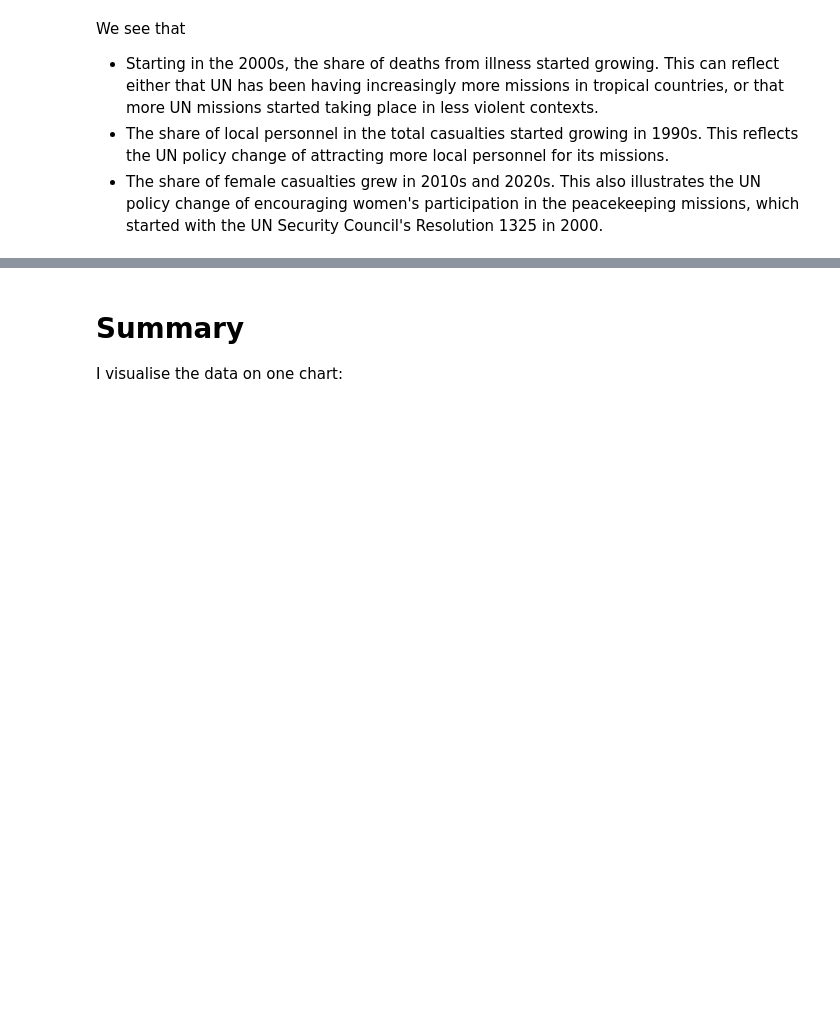
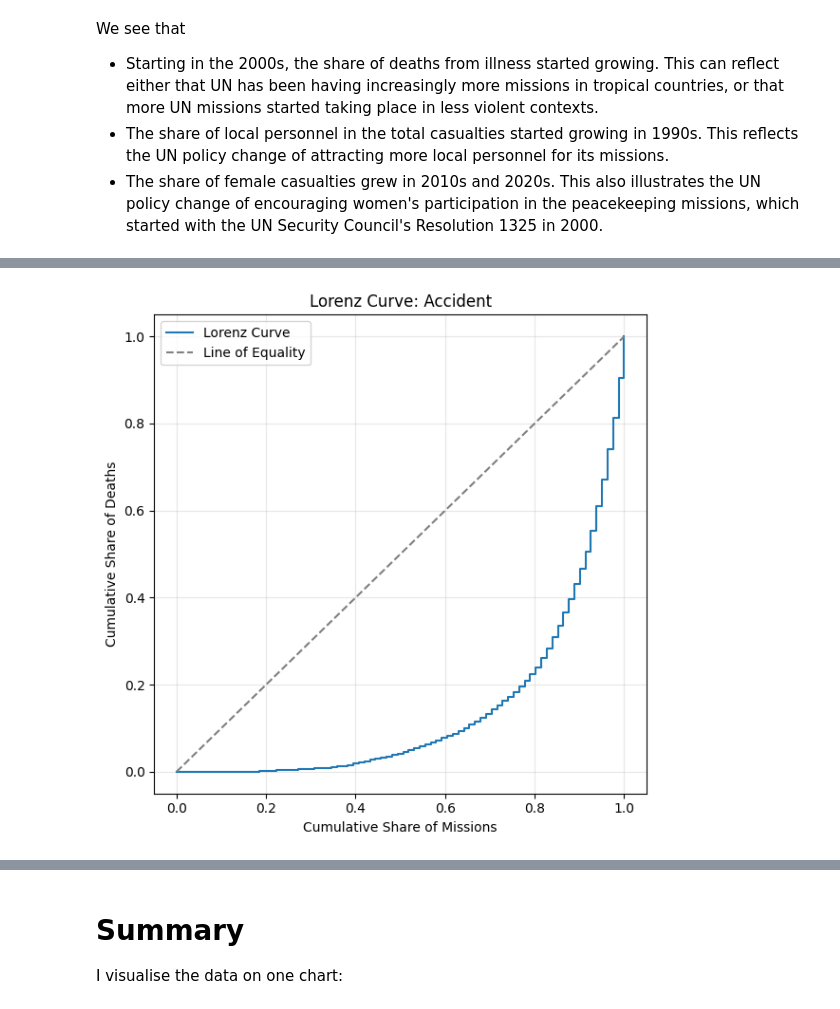
Before and after one commit to iv-div/my-jupyter-portfolio, a Jupyter notebook: peacekeeping-fatalities/data_exploration.ipynb, the cells around one changed output, grey strips where cells are left out. Cells and saved outputs as stored; diff of their text form; code cells hidden in the pictures; blank space fills up the shorter version.

```diff
--- a/peacekeeping-fatalities/data_exploration.ipynb
+++ b/peacekeeping-fatalities/data_exploration.ipynb
@@ -503,0 +595,90 @@ Illnesses are the leading cause of deaths in the UN peacekeeping missions.
+# %%
+import pandas as pd
+import numpy as np
+import itertools
+import matplotlib.pyplot as plt
+
+def calculate_gini_by_incident():
+    # Step 1: Load data
+    url = 'https://drive.google.com/uc?export=download&id=1YTJ2V4vfMRSBIkoGl17EUlgnDP-9vZMp'
+    df = pd.read_csv(url, parse_dates=['incident_date'])
+
+    # Step 2: Clean mission names
+    df['mission_acronym'] = df['mission_acronym'].astype(str).fillna('Unknown')
+
+    # Step 3: Prepare grid of all combinations
+    missions = df['mission_acronym'].unique()
+    incident_types = df['type_of_incident'].unique()
+    full_index = pd.DataFrame(
+        list(itertools.product(incident_types, missions)),
+        columns=['type_of_incident', 'mission_acronym']
+    )
+
+    # Step 4: Count deaths
+    death_counts = (
+        df.groupby(['type_of_incident', 'mission_acronym'])
+        .size()
+        .reset_index(name='deaths')
+    )
+
+    # Step 5: Merge with full index to include zeros
+    death_counts_full = pd.merge(full_index, death_counts,
+                                 on=['type_of_incident', 'mission_acronym'], how='left')
+    death_counts_full['deaths'] = death_counts_full['deaths'].fillna(0)
+
+    # Step 6: Gini function
+    def gini(array):
+        array = np.array(array, dtype=np.float64)
+        if array.sum() == 0:
+            return np.nan
+        array = np.sort(array)
+        n = len(array)
+        cumulative_sum = np.cumsum(array)
+        gini_index = (2 * np.sum((np.arange(1, n + 1)) * array)) / (n * cumulative_sum[-1]) - (n + 1) / n
+        return gini_index
+
+    # Step 7: Calculate Gini by type_of_incident
+    gini_by_incident = (
+        death_counts_full.groupby('type_of_incident')['deaths']
+        .apply(gini)
+        .reset_index(name='gini_coefficient')
+    )
+
+    return gini_by_incident, death_counts_full
+
+# Run Gini calculation and retrieve full dataset
+gini_result, death_counts_full = calculate_gini_by_incident()
+print(gini_result)
+
+# Plotting function for Lorenz Curve
+def plot_lorenz_curve(data, incident_type):
+    subset = data[data['type_of_incident'] == incident_type]
+    values = np.sort(subset['deaths'].values)
+
+    if values.sum() == 0:
+        print(f"No data to plot for {incident_type}.")
+        return
+
+    values = values / values.sum()
+    cumulative = np.cumsum(values)
+    cumulative = np.insert(cumulative, 0, 0)
+
+    x = np.linspace(0, 1, len(cumulative))
+
+    plt.figure(figsize=(6, 6))
+    plt.plot(x, cumulative, drawstyle='steps-post', label='Lorenz Curve')
+    plt.plot([0, 1], [0, 1], linestyle='--', color='gray', label='Line of Equality')
+    plt.title(f'Lorenz Curve: {incident_type}')
+    plt.xlabel('Cumulative Share of Missions')
+    plt.ylabel('Cumulative Share of Deaths')
+    plt.legend()
+    plt.grid(alpha=0.3)
+    plt.tight_layout()
+    plt.show()
+
+# Plot Lorenz curves for selected types
+plot_lorenz_curve(death_counts_full, 'Accident')
+plot_lorenz_curve(death_counts_full, 'Malicious Act')
+plot_lorenz_curve(death_counts_full, 'Illness')
+plot_lorenz_curve(death_counts_full, 'Self-Inflicted')
+# %% [output]
@@ -503,0 +692 @@ Illnesses are the leading cause of deaths in the UN peacekeeping missions.
+[figure, added]
```
Also changed, not shown: parts of 7 cells of this notebook.
